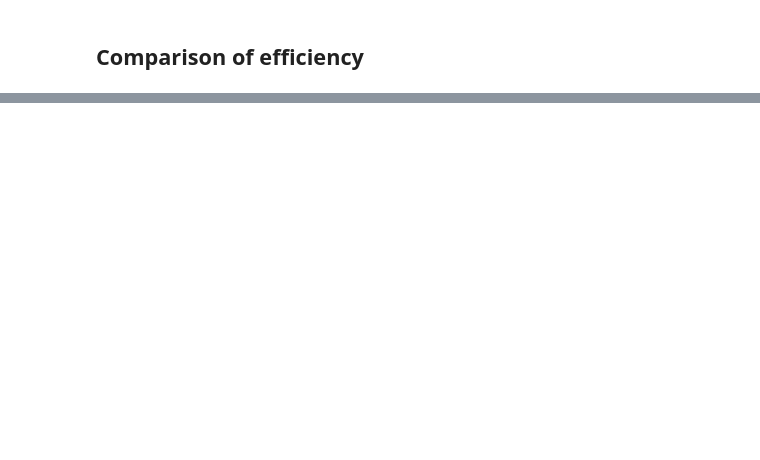
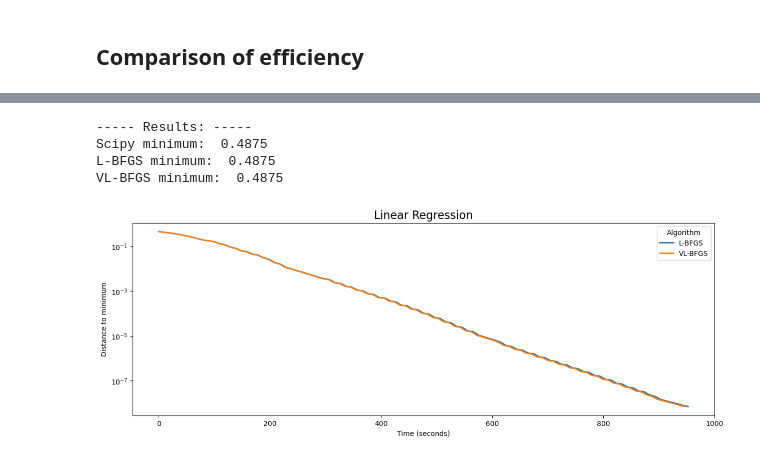
Before and after one commit to agatheminaro/CloudComputing__L-BFGS, a Jupyter notebook: Demo.ipynb, the cells around one changed output, grey strips where cells are left out. Saved outputs shown, nothing was run; the diff lists cells and outputs as text; code cells hidden in the pictures; blank space fills up the shorter version.

```diff
--- a/Demo.ipynb
+++ b/Demo.ipynb
@@ -58,0 +85,7 @@ VL-BFGS minimum:  0.56451
+# %%
+_A, _b = utils.simulate_data(coefs, n, std=1., corr=0.8, log_reg=False)
+# %%
+f = utils.loss_linreg
+f_grad = utils.grad_linreg
+
+x_init = np.zeros(d)
@@ -58,0 +94,15 @@ VL-BFGS minimum:  0.56451
+# %%
+print("---- Scipy ----")
+t0 = time()
+x_min_scipy, f_min_scipy, _ = fmin_l_bfgs_b(f, x_init, f_grad, args=(_A, _b, lbda), pgtol=1e-30, factr=1e-30, maxiter=100)
+print("Computation time: ", time()-t0)
+
+print("\n---- L-BFGS ----")
+lbfgs_optimizer = lbfgs.LBFGS(f, f_grad, m=10, vector_free=False, max_iter=100)
+x_min_lbfgs, f_min_lbfgs, time_lbfgs  = lbfgs_optimizer.fit(x_init, _A, _b, lbda)
+print("Computation time: ", time_lbfgs)
+
+print("\n---- VL-BFGS ----")
+vlbfgs_optimizer = lbfgs.LBFGS(f, f_grad, m=10, vector_free=True, max_iter=100)
+x_min_vlbfgs, f_min_vlbfgs, time_vlbfgs = vlbfgs_optimizer.fit(x_init, _A, _b, lbda)
+print("Computation time: ", time_vlbfgs)
@@ -58,0 +118,24 @@ VL-BFGS minimum:  0.56451
+# %%
+print("----- Results: -----")
+print("Scipy minimum: ", round(f_min_scipy, 5))
+print("L-BFGS minimum: ", round(f_min_lbfgs[-1], 5))
+print("VL-BFGS minimum: ", round(f_min_vlbfgs[-1], 5))
+# %% [output]
+----- Results: -----
+Scipy minimum:  0.4875
+L-BFGS minimum:  0.4875
+VL-BFGS minimum:  0.4875
+# %%
+f_min = min(f_min_scipy, f_min_lbfgs[-1], f_min_vlbfgs[-1])
+# %%
+plt.figure(figsize=(15, 5))
+plt.semilogy(np.linspace(0, time_lbfgs, len(f_min_lbfgs)), f_min_lbfgs - f_min, lw=2, label='L-BFGS')
+plt.semilogy(np.linspace(0, time_vlbfgs, len(f_min_vlbfgs)), f_min_vlbfgs - f_min, lw=2, label='VL-BFGS')
+plt.yscale('log')
+plt.title("Linear Regression", fontsize=16)
+plt.legend(title='Algorithm', loc='best')
+plt.xlabel('Time (seconds)')
+plt.ylabel('Distance to minimum')
+plt.show()
+# %% [output]
+[figure, added]
```
Also changed, not shown: parts of 7 cells of this notebook.
